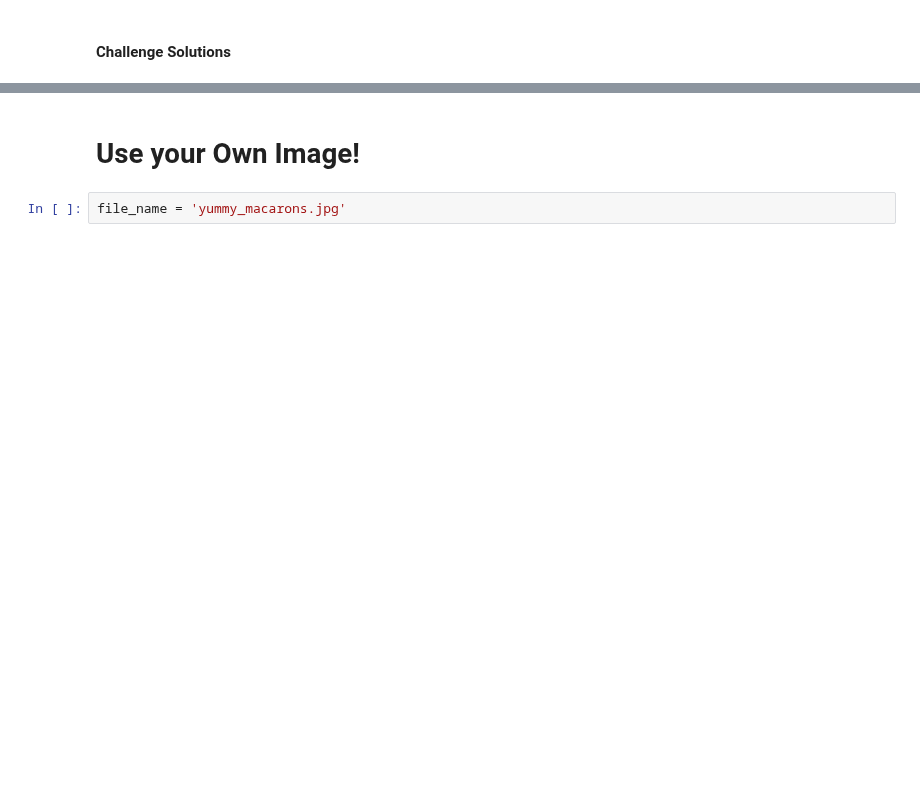
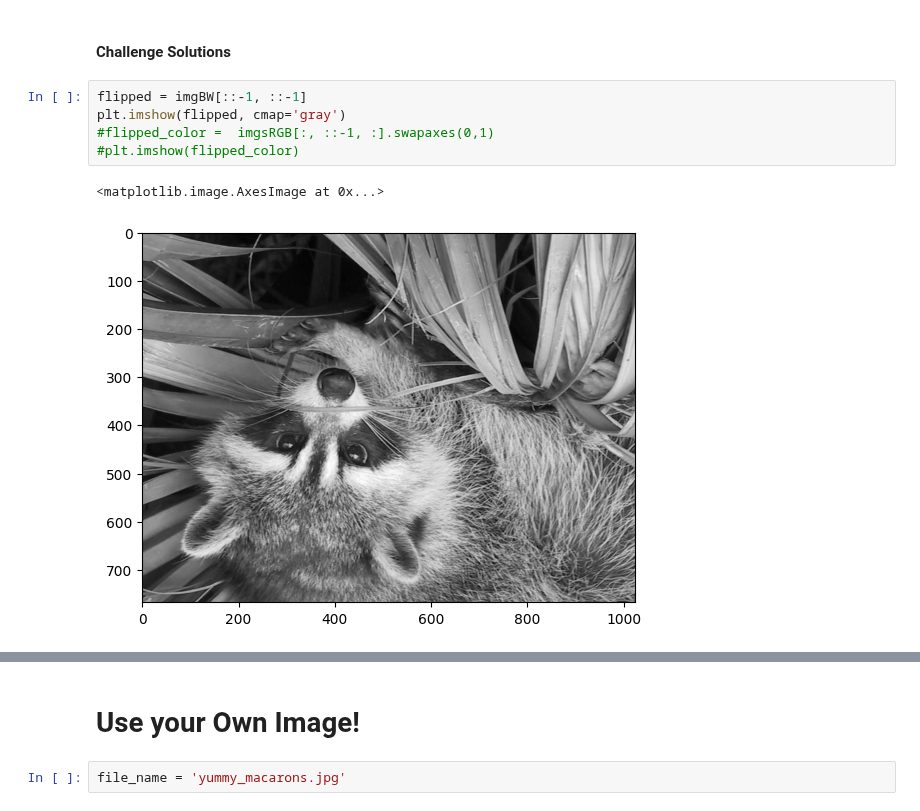
Before and after one commit to MatthewBailerDemmer/PythonBootcamp, a Jupyter notebook: DataScience Projects/Computation+with+NumPy+(start)/Computation with NumPy (start)/Computation_with_NumPy_and_N_Dimensional_Arrays_(start).ipynb, the cells around one changed output, grey strips where cells are left out. Cells and saved outputs as stored; diff of their text form; blank space fills up the shorter version.

```diff
--- a/DataScience Projects/Computation+with+NumPy+(start)/Computation with NumPy (start)/Computation_with_NumPy_and_N_Dimensional_Arrays_(start).ipynb
+++ b/DataScience Projects/Computation+with+NumPy+(start)/Computation with NumPy (start)/Computation_with_NumPy_and_N_Dimensional_Arrays_(start).ipynb
@@ -269,3 +296,11 @@ grey_vals = np.array([0.2126, 0.7152, 0.0722])
 <img src=https://i.imgur.com/cfFbuex.png>
 # %% [markdown]
 #### Challenge Solutions
+# %%
+flipped = imgBW[::-1, ::-1]
+plt.imshow(flipped, cmap='gray')
+#flipped_color =  imgsRGB[:, ::-1, :].swapaxes(0,1)
+#plt.imshow(flipped_color)
+# %% [output]
+<matplotlib.image.AxesImage at 0x...>
+[figure, added]
```
Also changed, not shown: parts of 13 cells of this notebook, 45 other files.
